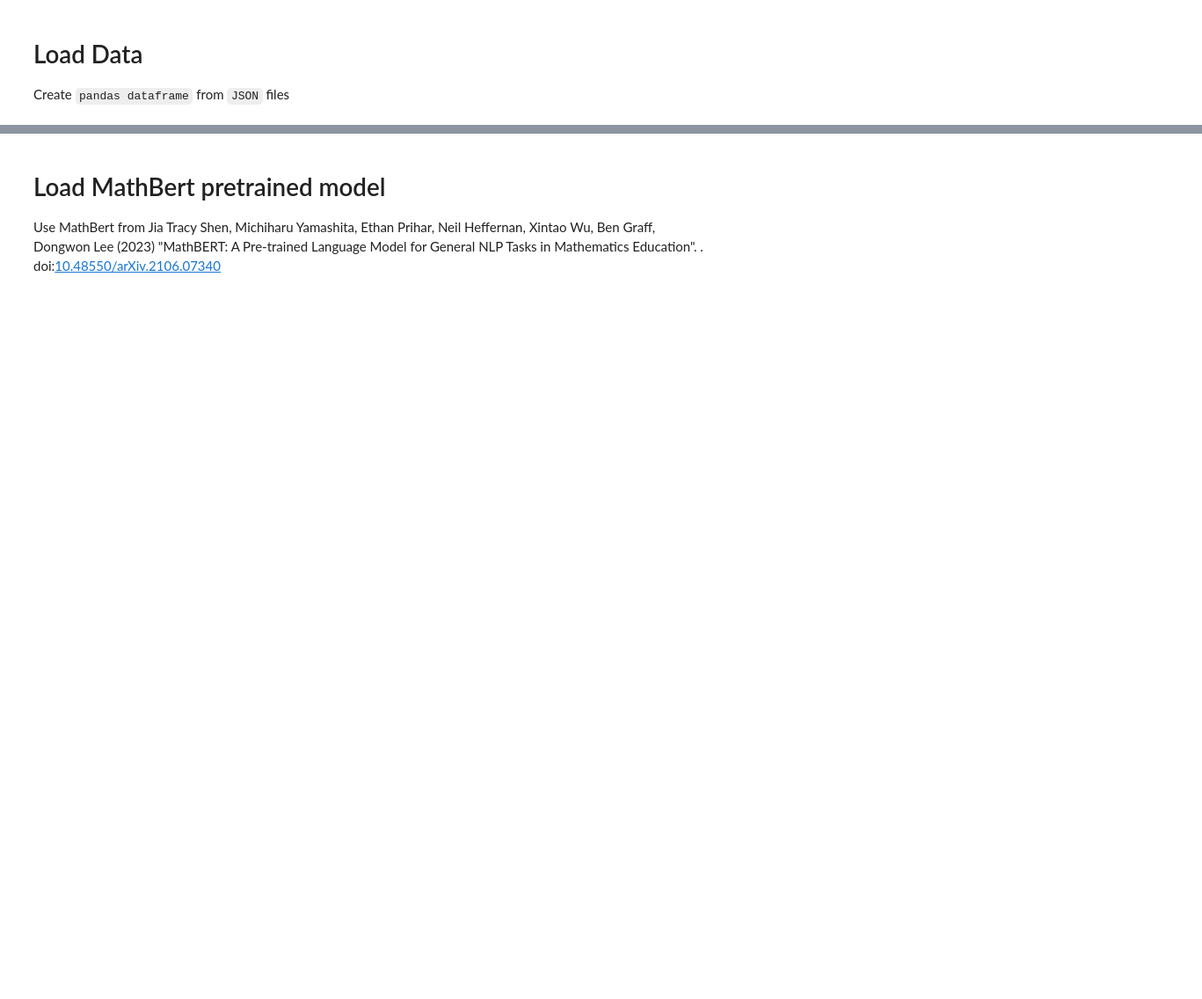
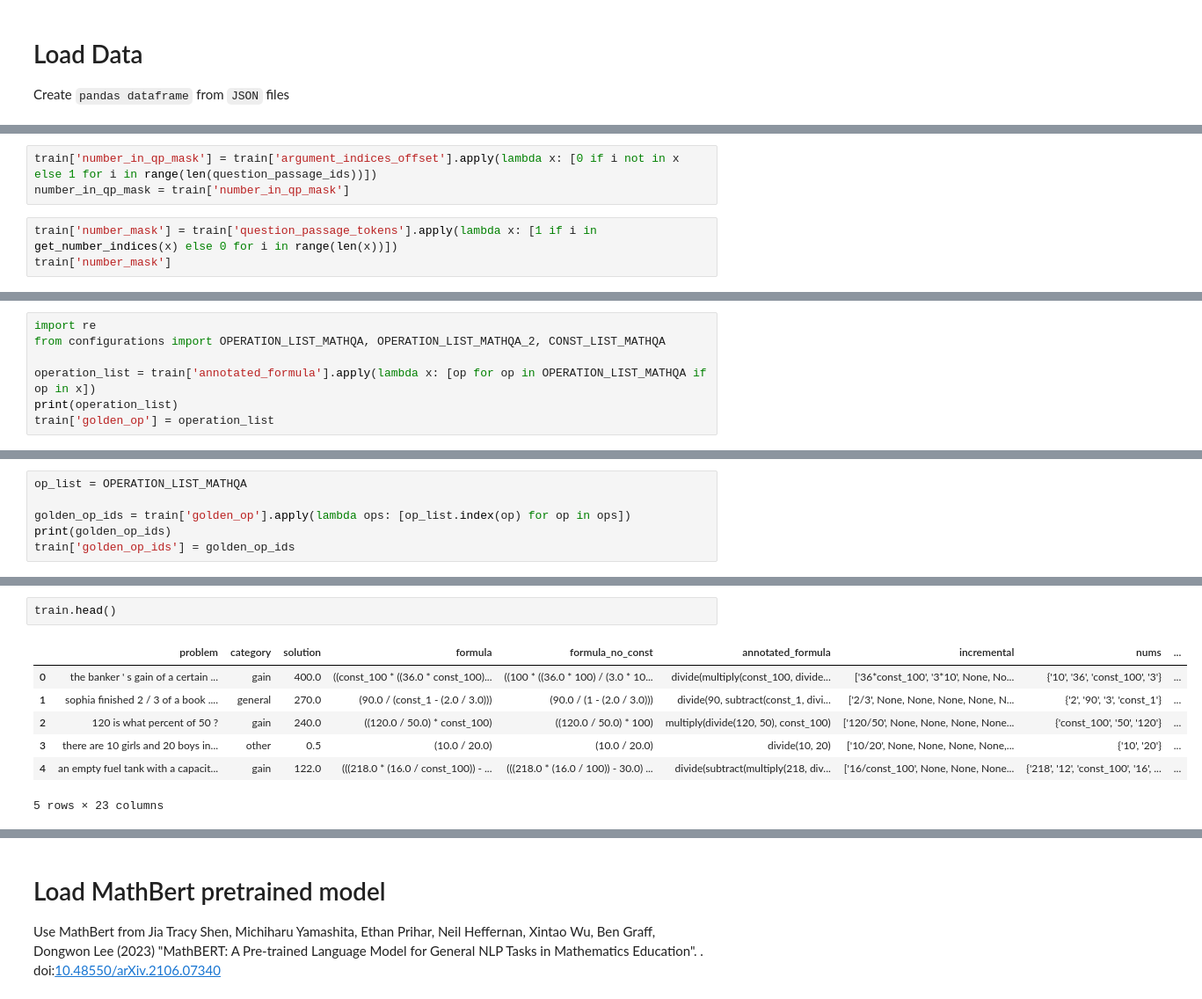
Before and after one commit to jinzzasol/Mathsage, a Jupyter notebook: Mathsage.ipynb, the cells around one changed output, grey strips where cells are left out. Shown: that part at 88% size. Cells and saved outputs as stored; diff of their text form; blank space fills up the shorter version.

```diff
--- a/Mathsage.ipynb
+++ b/Mathsage.ipynb
@@ -118,0 +160,6 @@ train_df
+# %%
+train['number_in_qp_mask'] = train['argument_indices_offset'].apply(lambda x: [0 if i not in x else 1 for i in range(len(question_passage_ids))])
+number_in_qp_mask = train['number_in_qp_mask']
+# %%
+train['number_mask'] = train['question_passage_tokens'].apply(lambda x: [1 if i in get_number_indices(x) else 0 for i in range(len(x))])
+train['number_mask']
@@ -118,0 +179,7 @@ train_df
+# %%
+import re
+from configurations import OPERATION_LIST_MATHQA, OPERATION_LIST_MATHQA_2, CONST_LIST_MATHQA
+
+operation_list = train['annotated_formula'].apply(lambda x: [op for op in OPERATION_LIST_MATHQA if op in x])
+print(operation_list)
+train['golden_op'] = operation_list
@@ -118,0 +199,6 @@ train_df
+# %%
+op_list = OPERATION_LIST_MATHQA
+
+golden_op_ids = train['golden_op'].apply(lambda ops: [op_list.index(op) for op in ops])
+print(golden_op_ids)
+train['golden_op_ids'] = golden_op_ids
@@ -118,0 +218,10 @@ train_df
+# %%
+train.head()
+# %% [output]
+|  | problem | category | solution | formula | formula_no_const | annotated_formula | incremental | nums | ... |
+| 0 | the banker ' s gain of a certain ... | gain | 400.0 | ((const_100 * ((36.0 * const_100)... | ((100 * ((36.0 * 100) / (3.0 * 10... | divide(multiply(const_100, divide... | ['36*const_100', '3*10', None, No... | {'10', '36', 'const_100', '3'} | ... |
+| 1 | sophia finished 2 / 3 of a book .... | general | 270.0 | (90.0 / (const_1 - (2.0 / 3.0))) | (90.0 / (1 - (2.0 / 3.0))) | divide(90, subtract(const_1, divi... | ['2/3', None, None, None, None, N... | {'2', '90', '3', 'const_1'} | ... |
+| 2 | 120 is what percent of 50 ? | gain | 240.0 | ((120.0 / 50.0) * const_100) | ((120.0 / 50.0) * 100) | multiply(divide(120, 50), const_100) | ['120/50', None, None, None, None... | {'const_100', '50', '120'} | ... |
+| 3 | there are 10 girls and 20 boys in... | other | 0.5 | (10.0 / 20.0) | (10.0 / 20.0) | divide(10, 20) | ['10/20', None, None, None, None,... | {'10', '20'} | ... |
+| 4 | an empty fuel tank with a capacit... | gain | 122.0 | (((218.0 * (16.0 / const_100)) - ... | (((218.0 * (16.0 / 100)) - 30.0) ... | divide(subtract(multiply(218, div... | ['16/const_100', None, None, None... | {'218', '12', 'const_100', '16', ... | ... |
+5 rows × 23 columns
```
Also changed, not shown: parts of 50 cells of this notebook, 2 other files.
